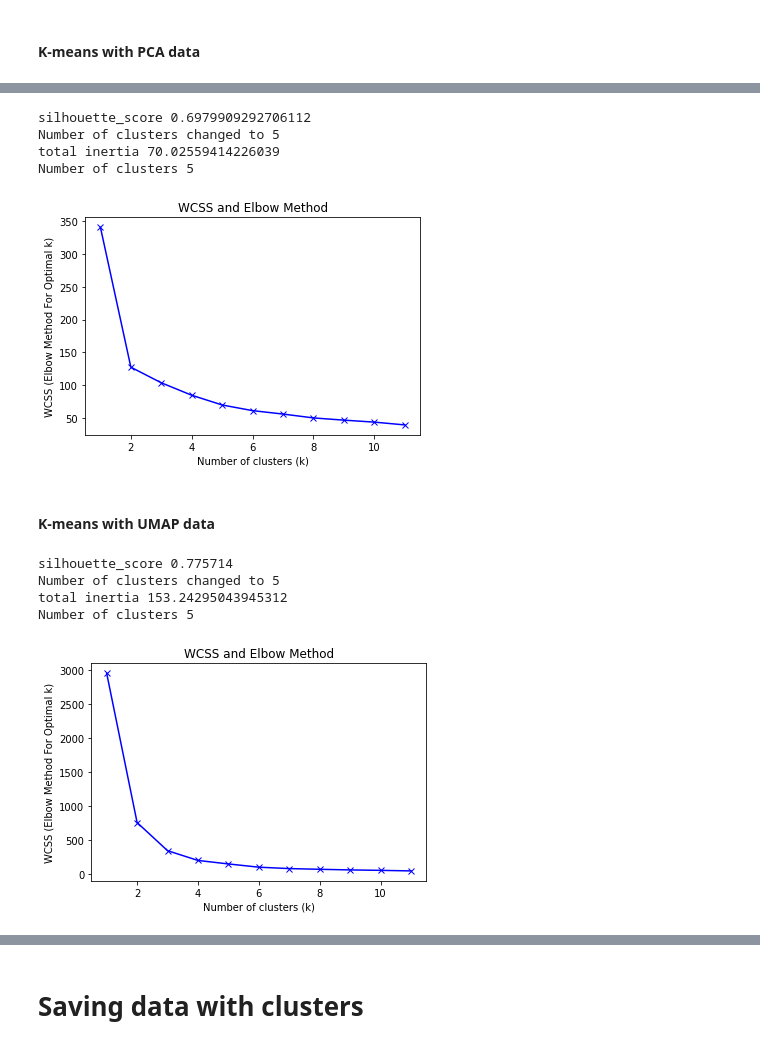
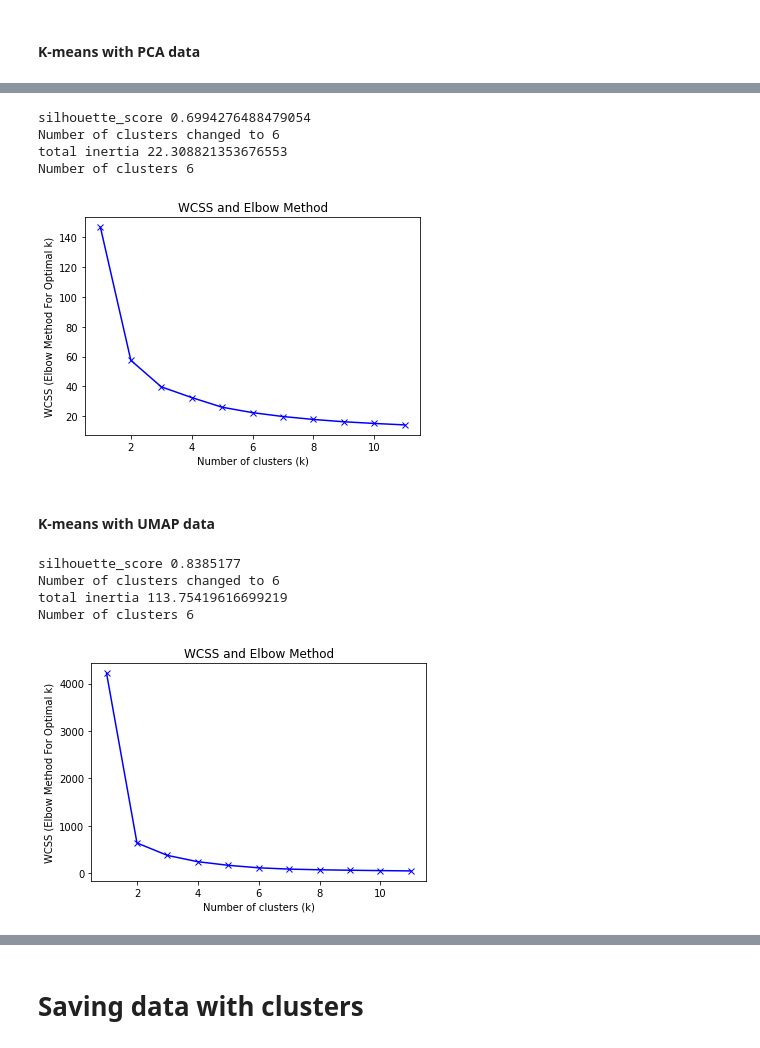
Before and after one commit to Vinomo4/SWTech, a Jupyter notebook: models/Clustering.ipynb, the cells around one changed output, grey strips where cells are left out. Saved outputs shown, nothing was run; the diff lists cells and outputs as text; code cells hidden in the pictures.

Commit message:
Cluster

```diff
--- a/models/Clustering.ipynb
+++ b/models/Clustering.ipynb
@@ -49,3 +53,10 @@ track("Author column was dropped")
+# %%
+cluster_cols = ['author_timezone', 'commit_message', 'n_commits', 'n_projects_c', 'complexity', 'cognitive_complexity', 'duplicated_blocks', 'duplicated_files',
+                'duplicated_lines_density', 'open_issues', 'files', 'comment_lines_density', 'n_measures', 'n_projects_m', 'effort', 'message']
+
+#quality_cols = ['violations', 'blocker_violations', 'critical_violations', 'major_violations', 'minor_violations', 'n_projects_i']
+# info_violations, 'sqale_debt_ratio', 'code_smells', 'bugs', 'reliability_rating', 'vulnerabilities', 'security_rating',
+#'blocker','critical', 'info', 'major', 'minor', 'issue_code_length', 'n_issues'
 # %% [markdown]
 # Model
 # %%
@@ -338,21 +349,21 @@ PCA components:10
 # %%
 # Compute the number of clusters and which cluster is every author
 track("Starting WCSS and Elbow method for choosing the number of clusters")
-clusters_PCA, number_of_clusters_PCA, silhouette_PCA = define_num_clusters(PCA_data,min_k=5,max_k=12)
+clusters_PCA, number_of_clusters_PCA, silhouette_PCA = define_num_clusters(PCA_data,min_k=6,max_k=12)
 track("Finished WCSS and Elbow method for choosing the number of clusters")
 # %% [output]
-silhouette_score 0.6979909292706112
-Number of clusters changed to 5
-total inertia 70.02559414226039
-Number of clusters 5
+silhouette_score 0.6994276488479054
+Number of clusters changed to 6
+total inertia 22.308821353676553
+Number of clusters 6
-[figure, old version]
+[figure, new version]
 # %% [markdown]
 #### K-means with UMAP data
 # %%
 track("Starting standardization of data")
 # Standardization of data
 track("Finished standardization of data")
-standardized_data = transform_dataset(data,type="standard")
+standardized_data = transform_dataset(data[cluster_cols],type="standard")
 # %%
 # Compute UMAP
 track("Starting to compute UMAP")
@@ -361,14 +372,14 @@ track("Finished computing UMAP")
 # %%
 # Compute the number of clusters and which cluster is every author
 track("Starting WCSS and Elbow method for choosing the number of clusters")
-clusters_UMAP, number_of_clusters_UMAP, silhouette_UMAP = define_num_clusters(UMAP_data,min_k=5,max_k=12)
+clusters_UMAP, number_of_clusters_UMAP, silhouette_UMAP = define_num_clusters(UMAP_data,min_k=6,max_k=12)
 track("Finished WCSS and Elbow method for choosing the number of clusters")
 # %% [output]
-silhouette_score 0.775714
-Number of clusters changed to 5
-total inertia 153.24295043945312
-Number of clusters 5
+silhouette_score 0.8385177
+Number of clusters changed to 6
+total inertia 113.75419616699219
+Number of clusters 6
-[figure, old version]
+[figure, new version]
 # %%
 if silhouette_PCA > silhouette_UMAP and silhouette_PCA > silhouette_none:
     track("Computing PCA plot with K-Means clusters")
```
Also changed, not shown: parts of 5 cells of this notebook, 2 other files.
